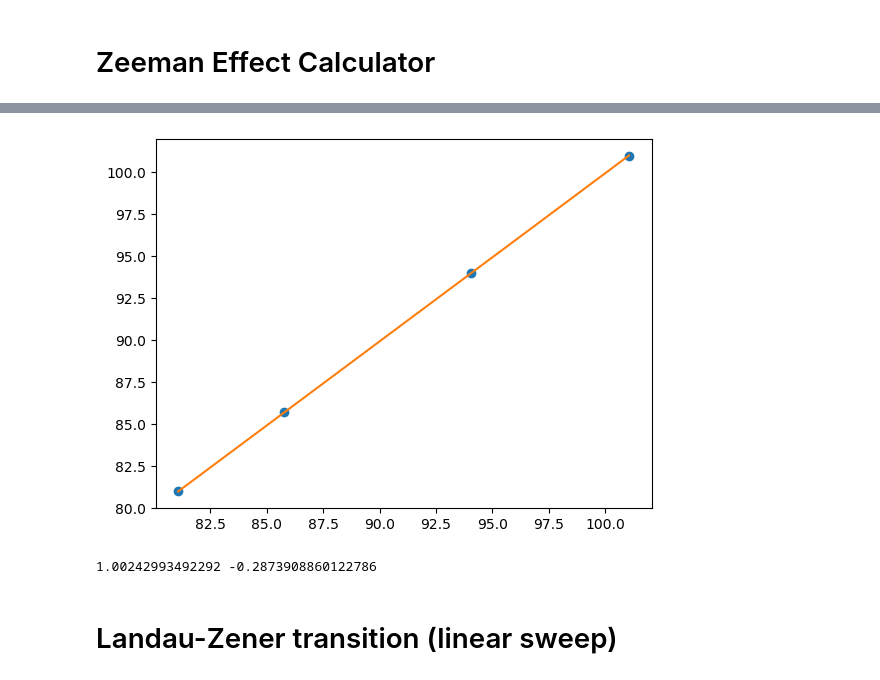
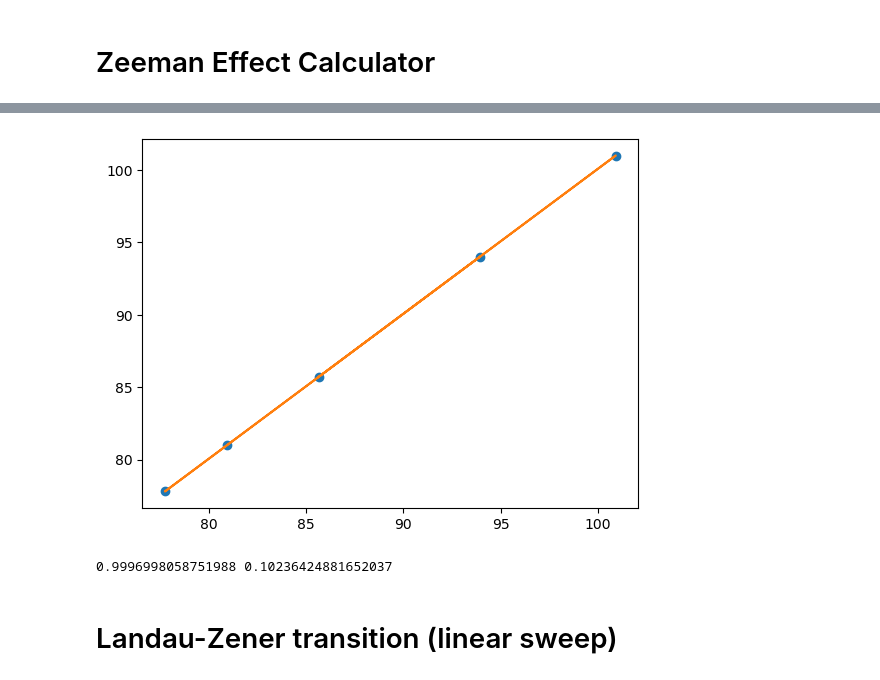
Before and after one commit to huanium/huanium, a Jupyter notebook: MIT_PhD/AMO_Calculator/AMO_Calculator.ipynb, the cells around one changed output, grey strips where cells are left out. Drawn from its saved outputs; the diff is of its cells as text; code cells hidden in the pictures.

```diff
--- a/MIT_PhD/AMO_Calculator/AMO_Calculator.ipynb
+++ b/MIT_PhD/AMO_Calculator/AMO_Calculator.ipynb
@@ -3991,14 +4002,14 @@ Splitting Error (MHz): -0.00020
 # %%
-B_set = np.array([81, 85.7, 94,101])
-B_true = np.array([81.085, 85.790,94.05,101.045])
+B_set  = np.array([85.70, 101.00, 81.00, 77.80, 94.00])
+B_true = np.array([85.63, 100.93, 80.92, 77.72, 93.92])
 plt.plot(B_true, B_set, 'o')
 a, b = np.polyfit(B_true, B_set, 1)
 plt.plot(B_true, a*B_true + b)
 plt.show()
 print(a,b)
 # %% [output]
-[figure, old version]
+[figure, new version]
-1.00242993492292 -0.2873908860122786
+0.9996998058751988 0.10236424881652037
 # %% [markdown]
 # <font size=5, color='black'> Landau-Zener transition (linear sweep) </font>
 # %%
```
Also changed, not shown: parts of 4 cells of this notebook, 7 other files.
